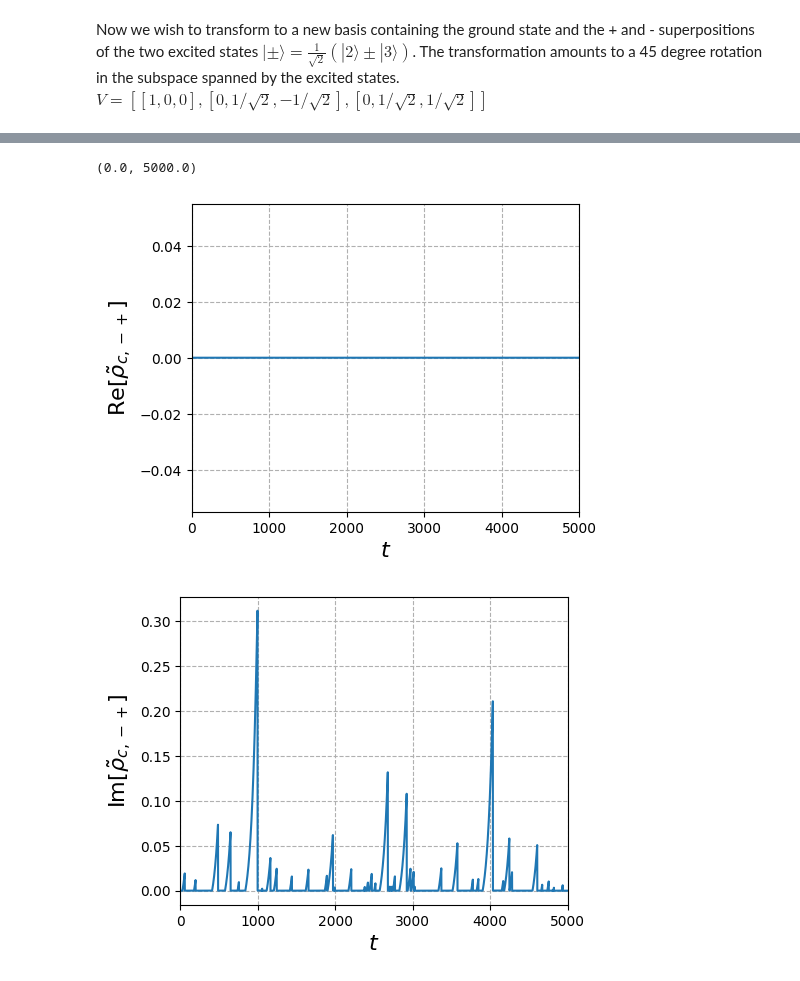
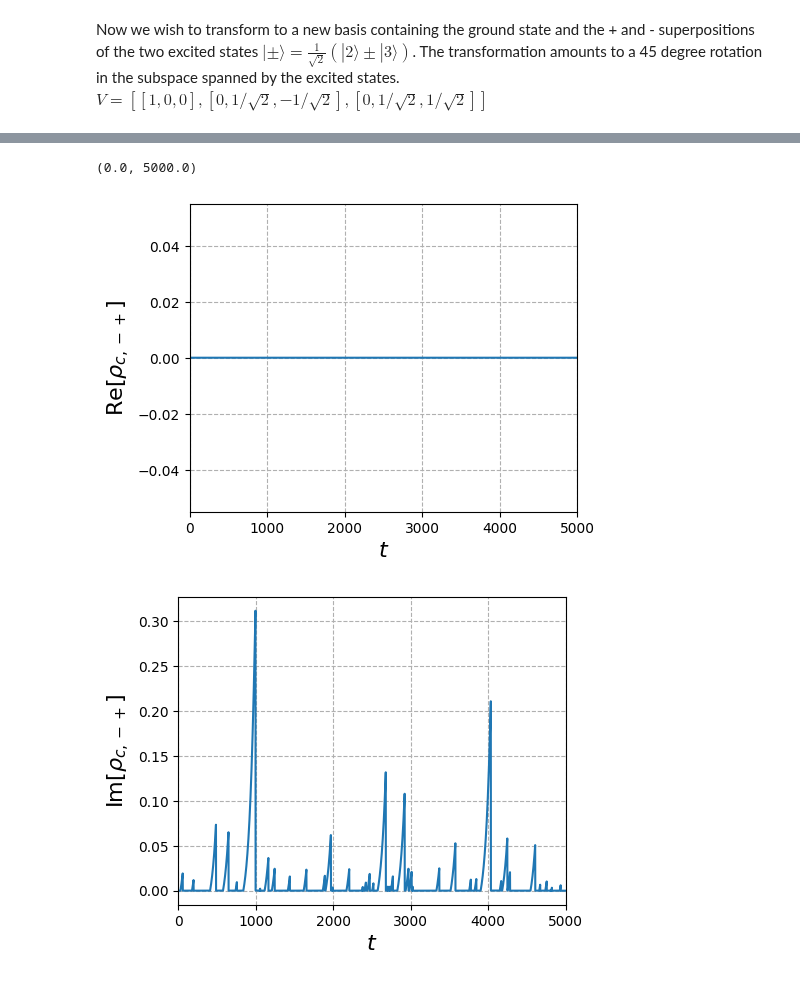
Before and after one commit to mikeal888/The_V_model, a Jupyter notebook: Equilibrium.ipynb, the cells around one changed output, grey strips where cells are left out. Cells and saved outputs as stored; diff of their text form; code cells hidden in the pictures.

```diff
--- a/Equilibrium.ipynb
+++ b/Equilibrium.ipynb
@@ -257,26 +257,26 @@ ax1.set_ylim(-0.01, 1.01)
 # %%
 # Plot the coherences, real and imaginary
 
 fig, ax1 = plt.subplots(figsize=(5,4))
-ax1.plot(tlist, g32_evo_prime.real)#, label=r"Re[$\tilde{\rho}_{c,10}$]")
+ax1.plot(tlist, g32_evo_prime.real)#, label=r"Re[$\rho_{c,10}$]")
 
 ax1.set_xlabel(r'$t$', fontsize=16)
-ax1.set_ylabel(r"Re[$\tilde{\rho}_{c,-+}$]", fontsize=16)
+ax1.set_ylabel(r"Re[$\rho_{c,-+}$]", fontsize=16)
 # ax1.legend(fontsize=12, loc="upper left")
 ax1.grid(linestyle='--')
 ax1.set_xlim(t0,tf)
 # ax1.set_ylim(-0.5, 0.5)
 
 fig2, ax2 = plt.subplots(figsize=(5,4))
-ax2.plot(tlist, g32_evo_prime.imag)#, label=r"Re[$\tilde{\rho}_{c,10}$]")
+ax2.plot(tlist, g32_evo_prime.imag)#, label=r"Re[$\rho_{c,10}$]")
 
 ax2.set_xlabel(r'$t$', fontsize=16)
-ax2.set_ylabel(r"Im[$\tilde{\rho}_{c,-+}$]", fontsize=16)
+ax2.set_ylabel(r"Im[$\rho_{c,-+}$]", fontsize=16)
 # ax1.legend(fontsize=12, loc="upper left")
 ax2.grid(linestyle='--')
 ax2.set_xlim(t0,tf)
 # ax1.set_ylim(-0.5, 0.5)
 # %% [output]
 (0.0, 5000.0)
-[figure, old version]
+[figure, new version]
-[figure, old version]
+[figure, new version]
```
Also changed, not shown: parts of 2 cells of this notebook, 1 other file.
